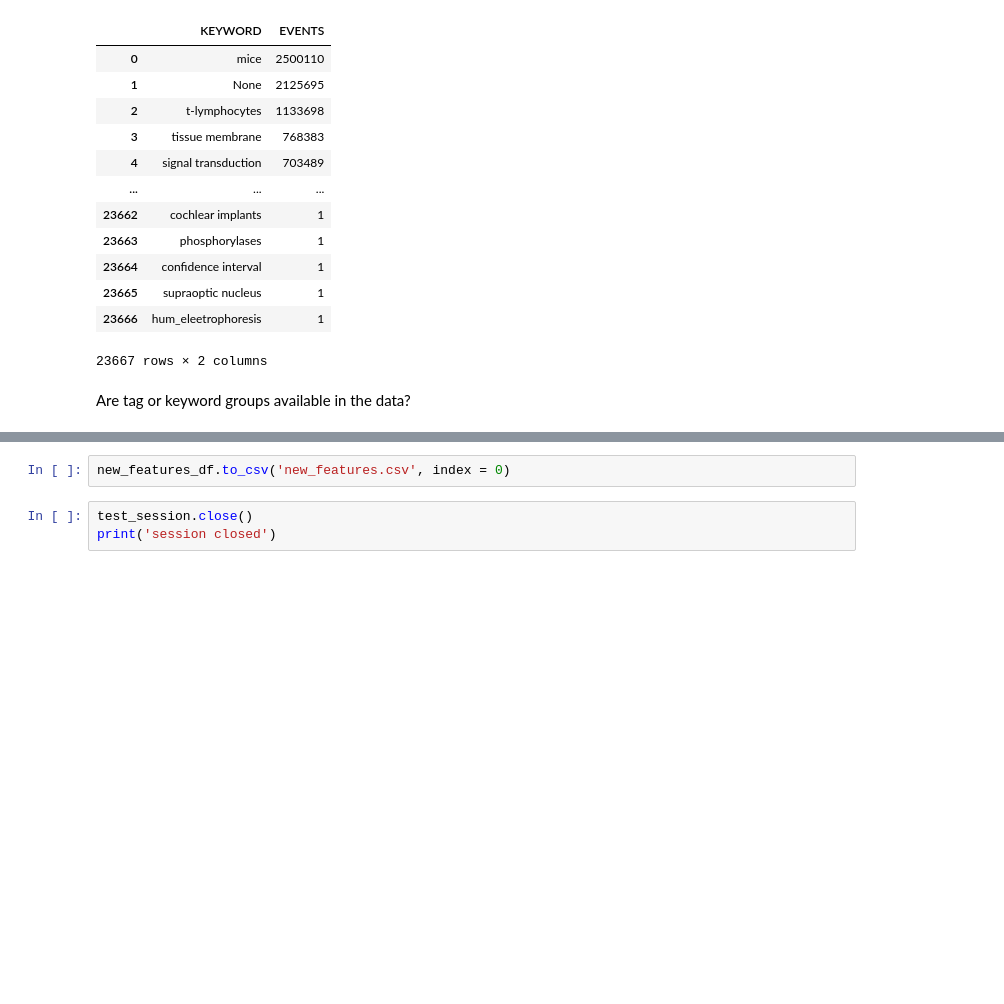
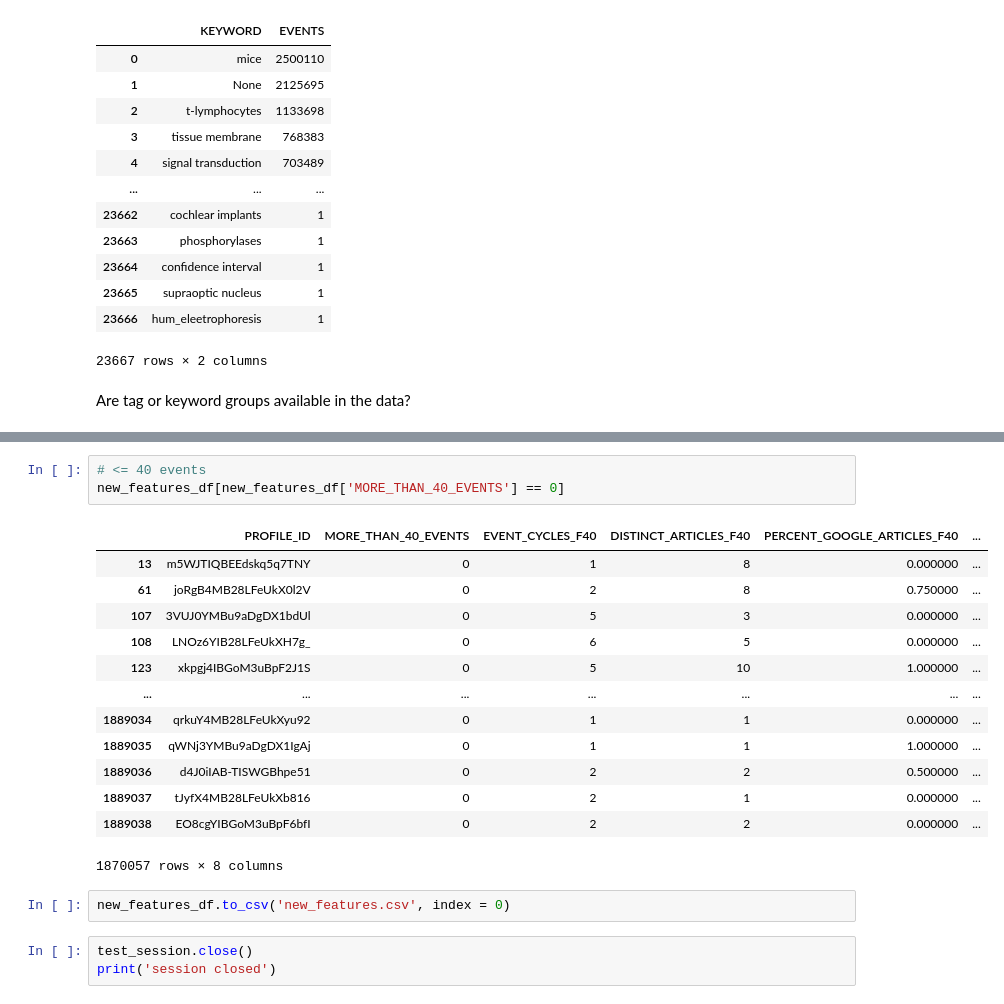
Before and after one commit to Data-ScienceHub/ETM, a Jupyter notebook: Code/eda/eda_features.ipynb, the cells around one changed output, grey strips where cells are left out. Cells and saved outputs as stored; diff of their text form; blank space fills up the shorter version.

```diff
--- a/Code/eda/eda_features.ipynb
+++ b/Code/eda/eda_features.ipynb
@@ -382,3 +429,20 @@ new_features_df
+# %%
+# <= 40 events
+new_features_df[new_features_df['MORE_THAN_40_EVENTS'] == 0]
+# %% [output]
+|  | PROFILE_ID | MORE_THAN_40_EVENTS | EVENT_CYCLES_F40 | DISTINCT_ARTICLES_F40 | PERCENT_GOOGLE_ARTICLES_F40 | ... |
+| 13 | m5WJTIQBEEdskq5q7TNY | 0 | 1 | 8 | 0.000000 | ... |
+| 61 | joRgB4MB28LFeUkX0l2V | 0 | 2 | 8 | 0.750000 | ... |
+| 107 | 3VUJ0YMBu9aDgDX1bdUl | 0 | 5 | 3 | 0.000000 | ... |
+| 108 | LNOz6YIB28LFeUkXH7g_ | 0 | 6 | 5 | 0.000000 | ... |
+| 123 | xkpgj4IBGoM3uBpF2J1S | 0 | 5 | 10 | 1.000000 | ... |
+| ... | ... | ... | ... | ... | ... | ... |
+| 1889034 | qrkuY4MB28LFeUkXyu92 | 0 | 1 | 1 | 0.000000 | ... |
+| 1889035 | qWNj3YMBu9aDgDX1IgAj | 0 | 1 | 1 | 1.000000 | ... |
+| 1889036 | d4J0iIAB-TISWGBhpe51 | 0 | 2 | 2 | 0.500000 | ... |
+| 1889037 | tJyfX4MB28LFeUkXb816 | 0 | 2 | 1 | 0.000000 | ... |
+| 1889038 | EO8cgYIBGoM3uBpF6bfI | 0 | 2 | 2 | 0.000000 | ... |
+1870057 rows × 8 columns
 # %%
 new_features_df.to_csv('new_features.csv', index = 0)
 # %%
```
Also changed, not shown: parts of 3 cells of this notebook.
